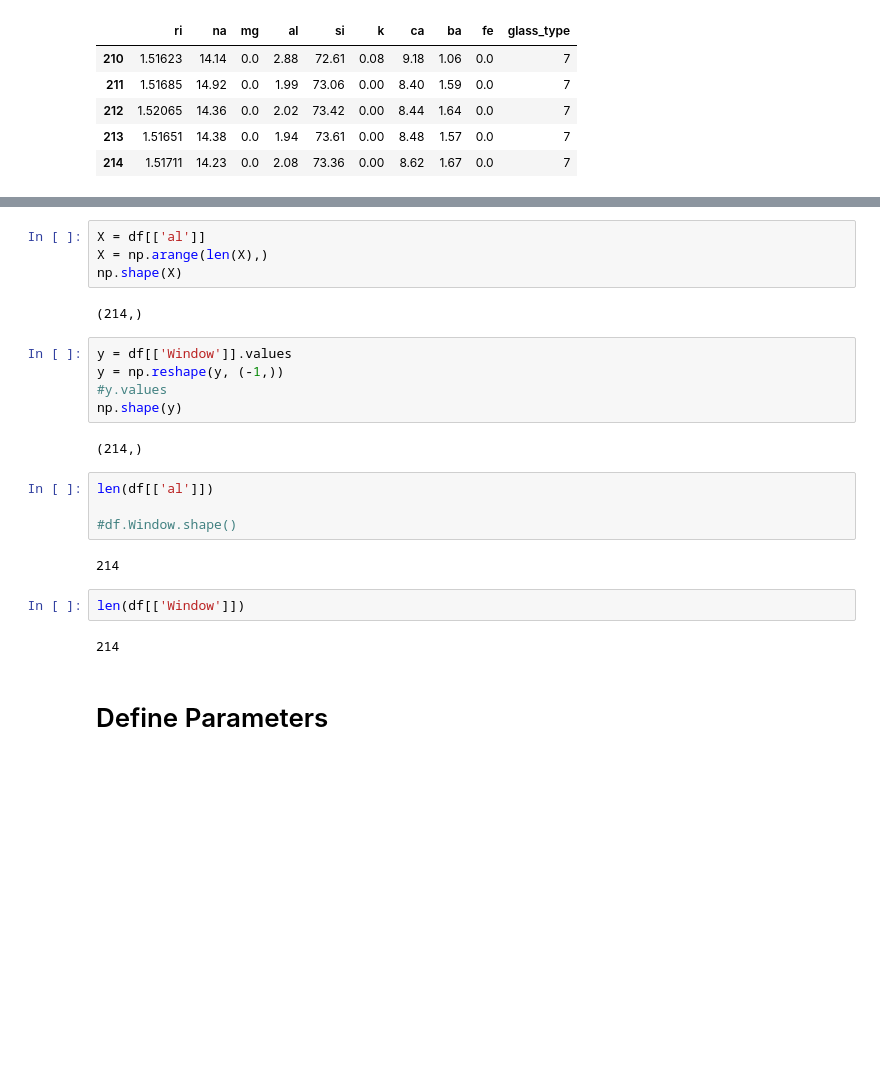
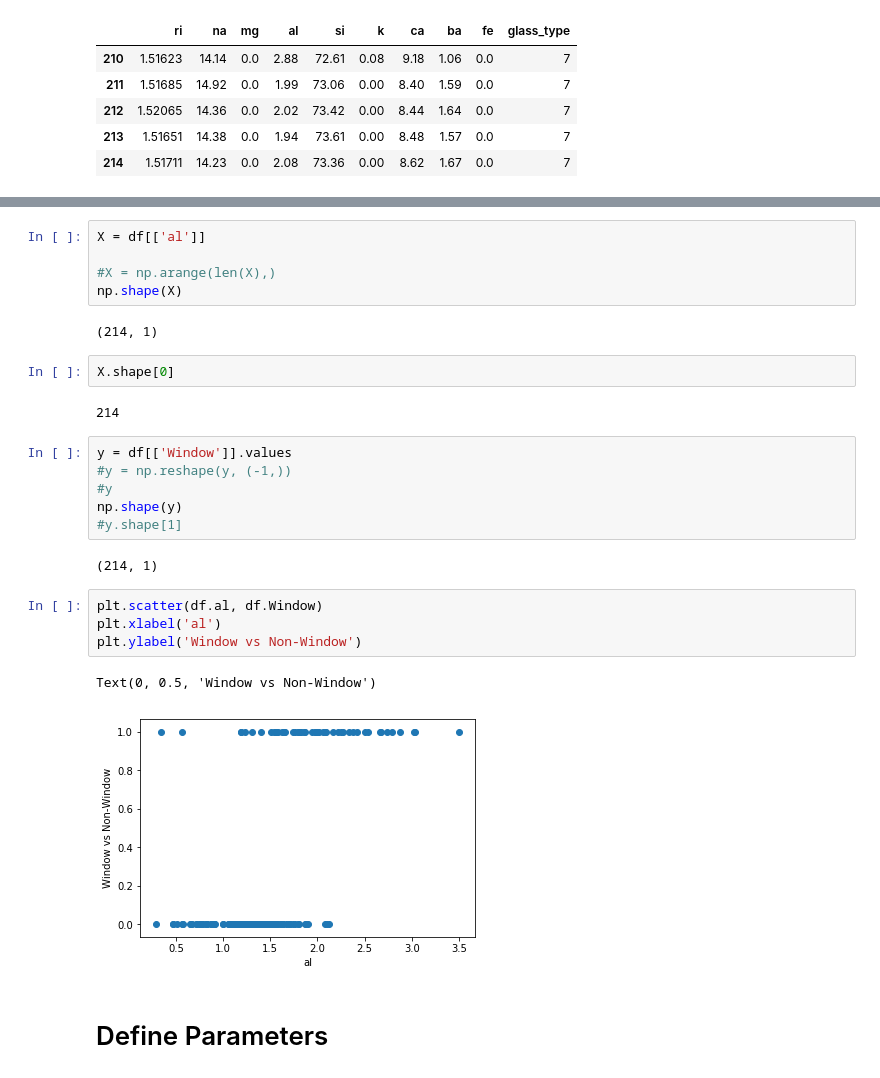
Before and after one commit to etzimopoulos/COURSE-DSDJ-Zero-to-Deep-Dive-ML, a Jupyter notebook: Week 7 HW - Logistic Regression - NNClass.ipynb, the cells around one changed output, grey strips where cells are left out. Drawn from its saved outputs; the diff is of its cells as text; blank space fills up the shorter version.

```diff
--- a/Week 7 HW - Logistic Regression - NNClass.ipynb
+++ b/Week 7 HW - Logistic Regression - NNClass.ipynb
@@ -93,26 +116,29 @@ df.tail()
 # %%
 X = df[['al']]
-X = np.arange(len(X),)
+
+#X = np.arange(len(X),)
 np.shape(X)
 # %% [output]
-(214,)
+(214, 1)
+# %%
+X.shape[0]
+# %% [output]
+214
 # %%
 y = df[['Window']].values
-y = np.reshape(y, (-1,))
-#y.values
+#y = np.reshape(y, (-1,))
+#y
 np.shape(y)
+#y.shape[1]
 # %% [output]
-(214,)
+(214, 1)
-# %%
-len(df[['al']])
-
-#df.Window.shape()
-# %% [output]
-214
-# %%
-len(df[['Window']])
-# %% [output]
-214
+# %%
+plt.scatter(df.al, df.Window)
+plt.xlabel('al')
+plt.ylabel('Window vs Non-Window')
+# %% [output]
+Text(0, 0.5, 'Window vs Non-Window')
+[figure, added]
 # %% [markdown]
 # Define Parameters
 # %%
```
Also changed, not shown: parts of 21 cells of this notebook, 2 other files.
